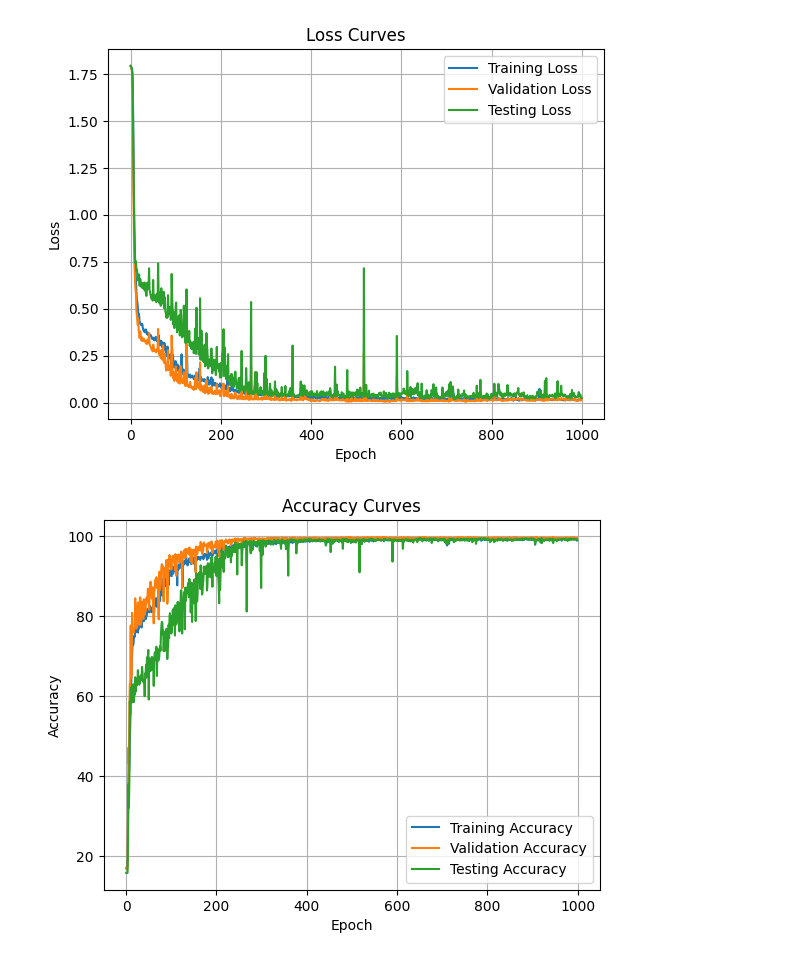
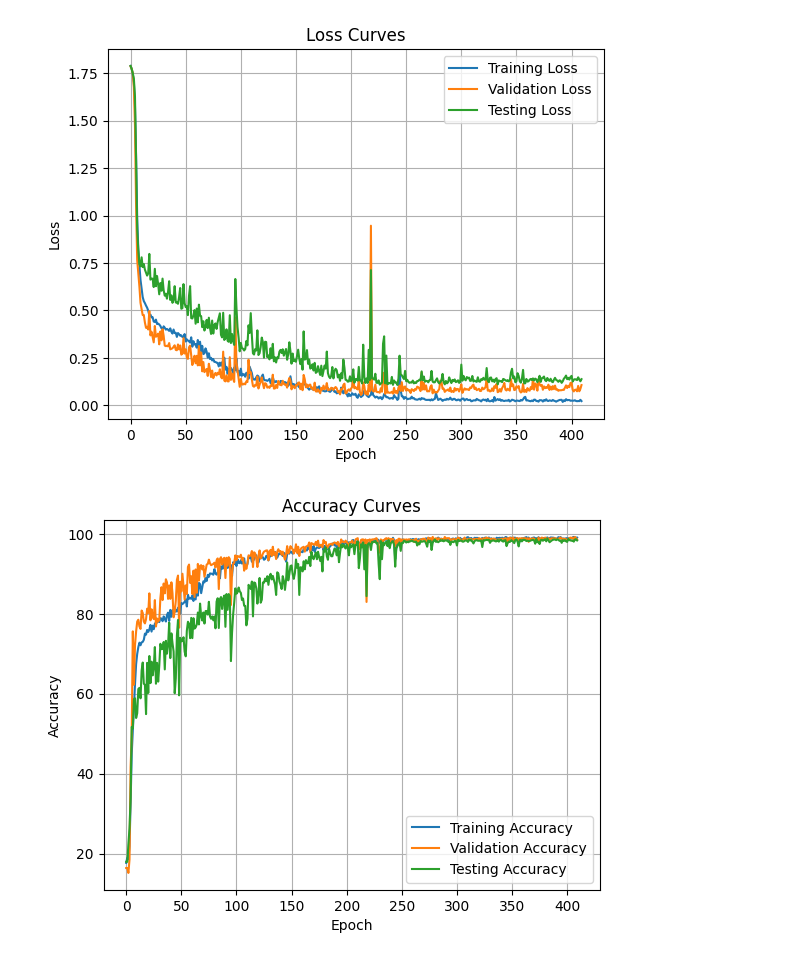
Before and after one commit to ronniecm/ieee-robotics-2023-code, a Jupyter notebook: src/jetson_code/pedestal_classification/pedestal_orientation_color_classifier.ipynb, the cells around one changed output. Cells and saved outputs as stored; diff of their text form; code cells hidden in the pictures.

Commit message:
Added EarlyStopper class and packaged classes into one file for consistent imports across mulitple files

```diff
--- a/src/jetson_code/pedestal_classification/pedestal_orientation_color_classifier.ipynb
+++ b/src/jetson_code/pedestal_classification/pedestal_orientation_color_classifier.ipynb
@@ -312,12 +175,15 @@ Params size (MB): 0.27
 Estimated Total Size (MB): 14.93
 ==========================================================================================
 # %%
-import matplotlib.pyplot as plt
+num_epochs = 3000
 
-num_epochs = 1000
+# Create SummaryWriter for TensorBoard, create a new directory for each run by checking the number of directories in the model_logs directory
+new_path = 'model_logs/no_transforms/run' + str(len(os.listdir('model_logs'))) + '/'
 
-# Create SummaryWriter for TensorBoard
-writer = SummaryWriter(log_dir='model_logs')
+# Make the new directory
+os.makedirs(new_path)
+
+writer = SummaryWriter(log_dir=new_path)
 
 # Write graph of the model to TensorBoard
 writer.add_graph(model, dummy_input)
@@ -329,6 +195,12 @@ val_losses = []
 val_accs = []
 test_losses = []
 test_accs = []
+
+# Increment epoch counter
+epochs = 0
+
+# Define an early stopping object
+early_stopper = EarlyStopper(patience=200, min_delta=0.0001)
 
 for epoch in range(num_epochs):
     # Train
@@ -427,4 +299,11 @@ for epoch in range(num_epochs):
 
     # Print statistics
     print('Epoch [{}/{}], Train Loss: {:.4f}, Train Acc: {:.2f}%, Val Loss: {:.4f}, Val Acc: {:.2f}%, Test Loss: {:.4f}, Test Acc: {:.2f}%'.format(epoch+1, num_epochs, train_loss, train_acc, val_loss, val_acc, test_loss, test_acc))
+
+    # Increment epoch counter
+    epochs += 1
+
+    # Check if the model should stop early
+    if early_stopper.early_stop(val_loss):
+        break
 # %% [output]
@@ -488,27 +367,27 @@ for i in range(len(classes)):
 # %%
 # Plot loss and accuracy curves for training, validation, and testing sets
-plt.plot(range(num_epochs), train_losses, label='Training Loss')
-plt.plot(range(num_epochs), val_losses, label='Validation Loss')
-plt.plot(range(num_epochs), test_losses, label='Testing Loss')
+plt.plot(range(epochs), train_losses, label='Training Loss')
+plt.plot(range(epochs), val_losses, label='Validation Loss')
+plt.plot(range(epochs), test_losses, label='Testing Loss')
 plt.legend()
 plt.title('Loss Curves')
 plt.xlabel('Epoch')
 plt.ylabel('Loss')
 plt.grid()
 plt.show()
 
-plt.plot(range(num_epochs), train_accs, label='Training Accuracy')
-plt.plot(range(num_epochs), val_accs, label='Validation Accuracy')
-plt.plot(range(num_epochs), test_accs, label='Testing Accuracy')
+plt.plot(range(epochs), train_accs, label='Training Accuracy')
+plt.plot(range(epochs), val_accs, label='Validation Accuracy')
+plt.plot(range(epochs), test_accs, label='Testing Accuracy')
 plt.legend()
 plt.title('Accuracy Curves')
 plt.xlabel('Epoch')
 plt.ylabel('Accuracy')
 plt.grid()
 plt.show()
 # %% [output]
-[figure, old version]
+[figure, new version]
-[figure, old version]
+[figure, new version]
 # %%
 # Close the writer
 writer.close()
```
Also changed, not shown: parts of 10 cells of this notebook, 4 other files.
